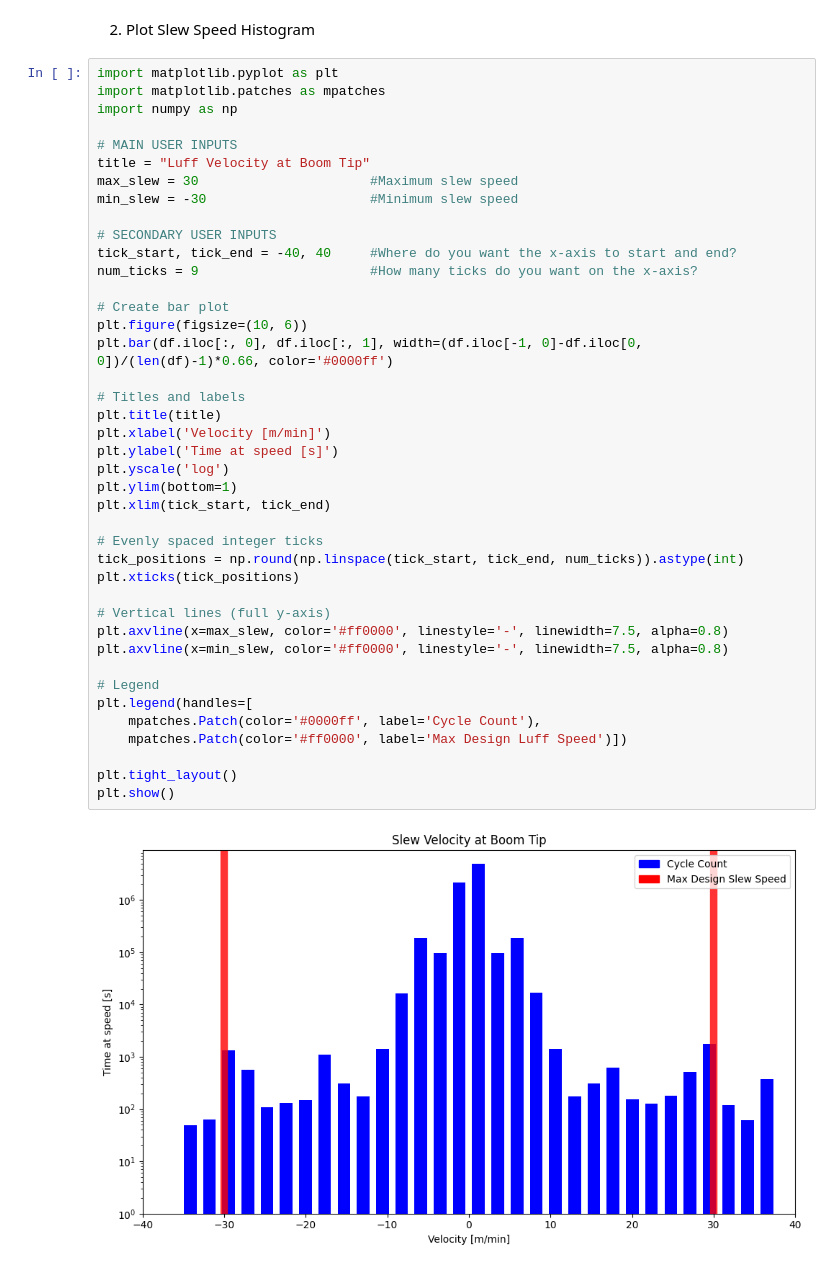
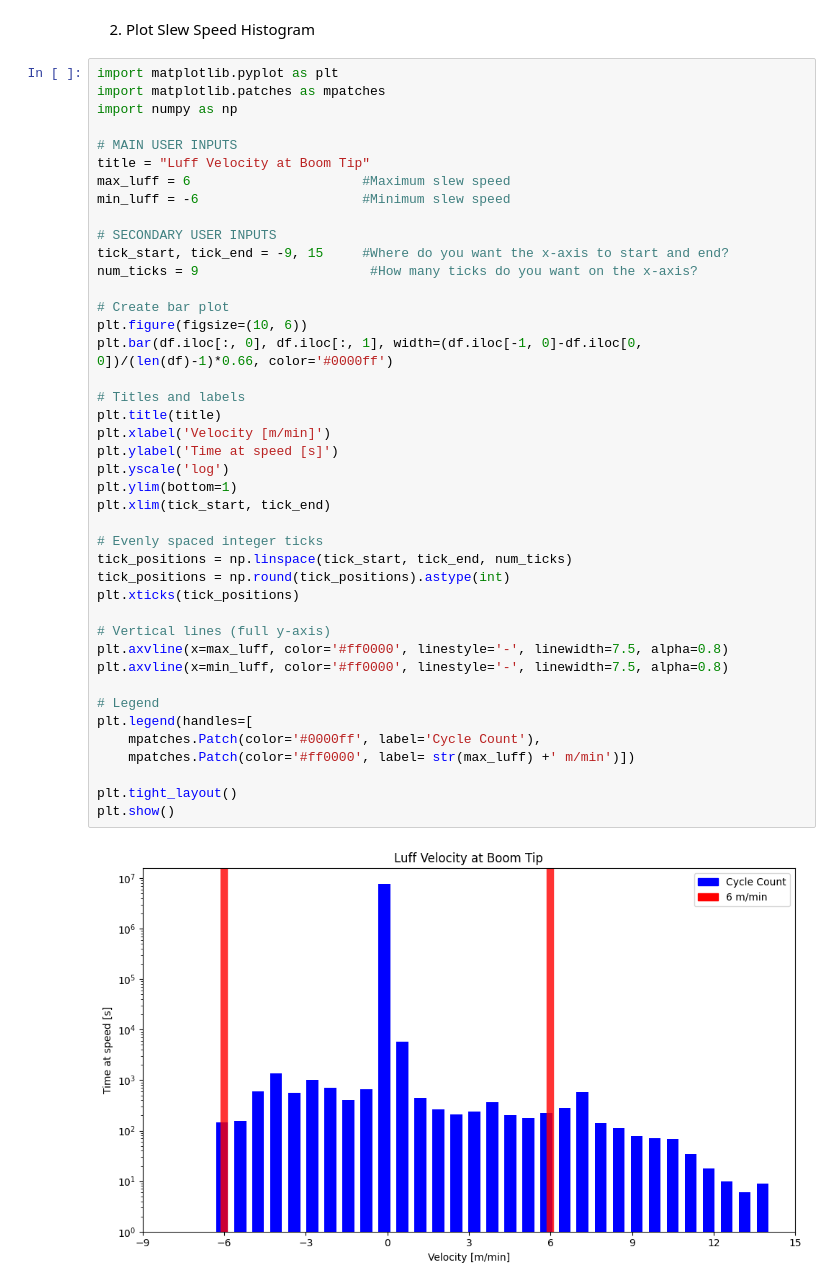
Before and after one commit to eng-dyn/Machine-Analysis, a Jupyter notebook: histogram_luff_velocity_plotting_v1.ipynb, the cells around one changed output. Cells and saved outputs as stored; diff of their text form.

```diff
--- a/histogram_luff_velocity_plotting_v1.ipynb
+++ b/histogram_luff_velocity_plotting_v1.ipynb
@@ -46,39 +46,40 @@ import numpy as np
 
 # MAIN USER INPUTS
 title = "Luff Velocity at Boom Tip"
-max_slew = 30                      #Maximum slew speed
-min_slew = -30                     #Minimum slew speed
+max_luff = 6                      #Maximum slew speed
+min_luff = -6                     #Minimum slew speed
 
 # SECONDARY USER INPUTS
-tick_start, tick_end = -40, 40     #Where do you want the x-axis to start and end?
+tick_start, tick_end = -9, 15     #Where do you want the x-axis to start and end?
 num_ticks = 9                      #How many ticks do you want on the x-axis?
 
 # Create bar plot
 plt.figure(figsize=(10, 6))
 plt.bar(df.iloc[:, 0], df.iloc[:, 1], width=(df.iloc[-1, 0]-df.iloc[0, 0])/(len(df)-1)*0.66, color='#0000ff')
 
 # Titles and labels
 plt.title(title)
 plt.xlabel('Velocity [m/min]')
 plt.ylabel('Time at speed [s]')
 plt.yscale('log')
 plt.ylim(bottom=1)
 plt.xlim(tick_start, tick_end)
 
 # Evenly spaced integer ticks
-tick_positions = np.round(np.linspace(tick_start, tick_end, num_ticks)).astype(int)
+tick_positions = np.linspace(tick_start, tick_end, num_ticks)
+tick_positions = np.round(tick_positions).astype(int)
 plt.xticks(tick_positions)
 
 # Vertical lines (full y-axis)
-plt.axvline(x=max_slew, color='#ff0000', linestyle='-', linewidth=7.5, alpha=0.8)
-plt.axvline(x=min_slew, color='#ff0000', linestyle='-', linewidth=7.5, alpha=0.8)
+plt.axvline(x=max_luff, color='#ff0000', linestyle='-', linewidth=7.5, alpha=0.8)
+plt.axvline(x=min_luff, color='#ff0000', linestyle='-', linewidth=7.5, alpha=0.8)
 
 # Legend
 plt.legend(handles=[
     mpatches.Patch(color='#0000ff', label='Cycle Count'),
-    mpatches.Patch(color='#ff0000', label='Max Design Luff Speed')])
+    mpatches.Patch(color='#ff0000', label= str(max_luff) +' m/min')])
 
 plt.tight_layout()
 plt.show()
 # %% [output]
-[figure, old version]
+[figure, new version]
```
Also changed, not shown: parts of 1 cell of this notebook.
